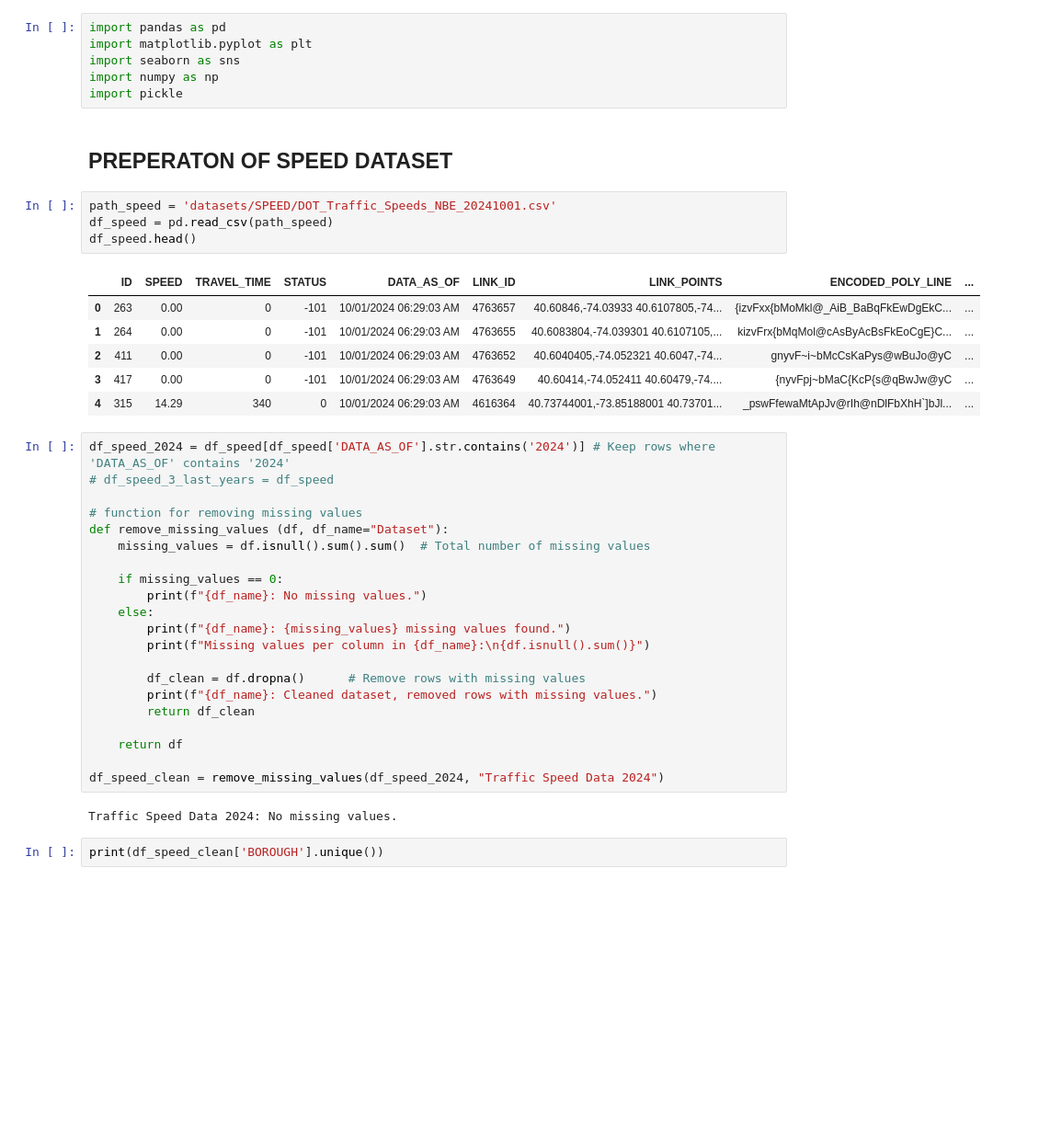
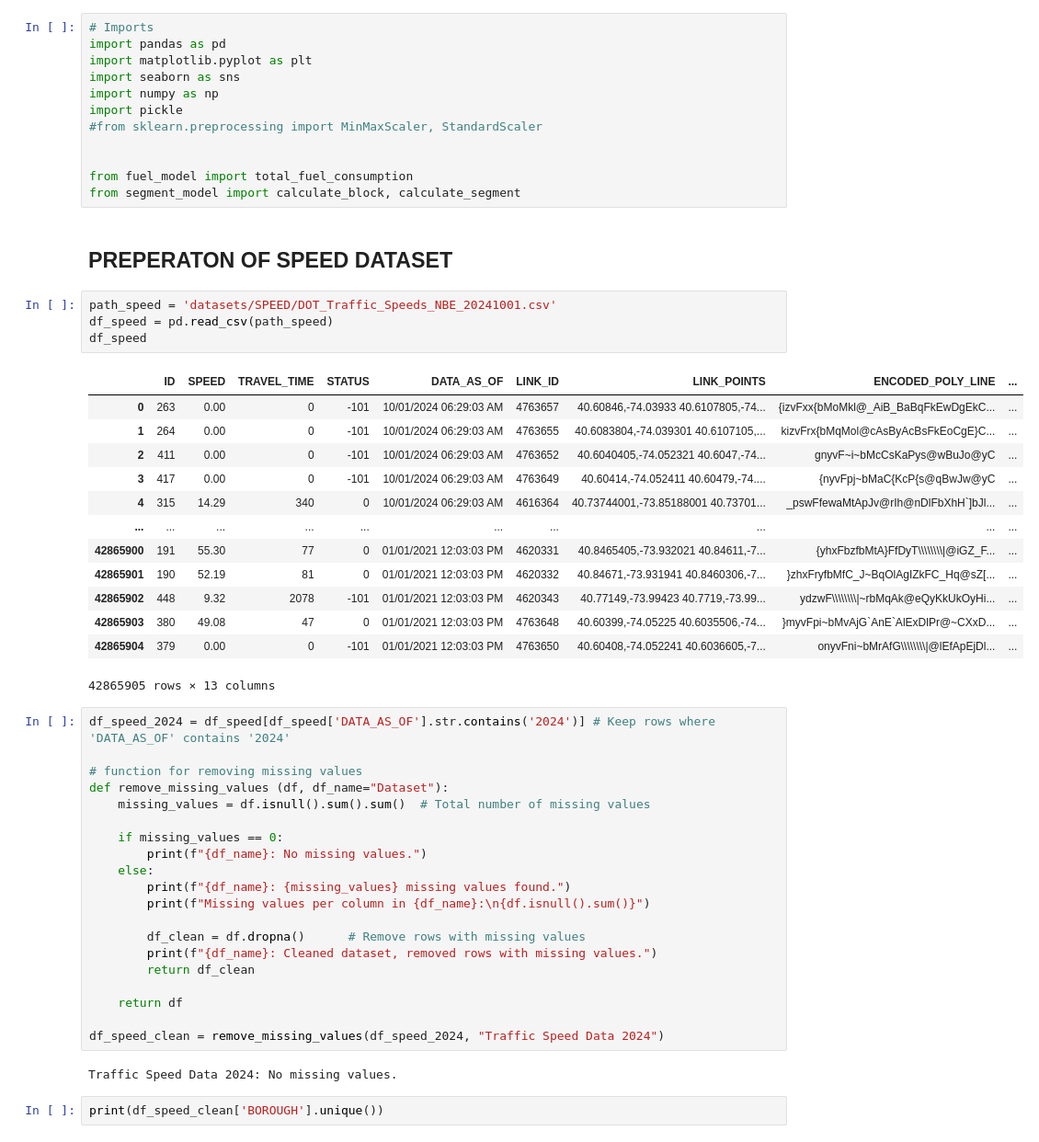
Before and after one commit to TerjeOtsa/Group3_Evolutionary-algorithms, a Jupyter notebook: Problem_1/dataset_manager.ipynb, the cells around one changed output. Shown at 92% size. Saved outputs shown, nothing was run; the diff lists cells and outputs as text; blank space fills up the shorter version.

```diff
--- a/Problem_1/dataset_manager.ipynb
+++ b/Problem_1/dataset_manager.ipynb
@@ -1,25 +1,37 @@
 # %%
+# Imports
 import pandas as pd
 import matplotlib.pyplot as plt
 import seaborn as sns
 import numpy as np
 import pickle
+#from sklearn.preprocessing import MinMaxScaler, StandardScaler
+
+
+from fuel_model import total_fuel_consumption
+from segment_model import calculate_block, calculate_segment
 # %% [markdown]
 ## PREPERATON OF SPEED DATASET
 # %%
 path_speed = 'datasets/SPEED/DOT_Traffic_Speeds_NBE_20241001.csv'
 df_speed = pd.read_csv(path_speed)
-df_speed.head()
+df_speed
 # %% [output]
 |  | ID | SPEED | TRAVEL_TIME | STATUS | DATA_AS_OF | LINK_ID | LINK_POINTS | ENCODED_POLY_LINE | ... |
 | 0 | 263 | 0.00 | 0 | -101 | 10/01/2024 06:29:03 AM | 4763657 | 40.60846,-74.03933 40.6107805,-74... | {izvFxx{bMoMkl@_AiB_BaBqFkEwDgEkC... | ... |
 | 1 | 264 | 0.00 | 0 | -101 | 10/01/2024 06:29:03 AM | 4763655 | 40.6083804,-74.039301 40.6107105,... | kizvFrx{bMqMol@cAsByAcBsFkEoCgE}C... | ... |
 | 2 | 411 | 0.00 | 0 | -101 | 10/01/2024 06:29:03 AM | 4763652 | 40.6040405,-74.052321 40.6047,-74... | gnyvF~i~bMcCsKaPys@wBuJo@yC | ... |
 | 3 | 417 | 0.00 | 0 | -101 | 10/01/2024 06:29:03 AM | 4763649 | 40.60414,-74.052411 40.60479,-74.... | {nyvFpj~bMaC{KcP{s@qBwJw@yC | ... |
 | 4 | 315 | 14.29 | 340 | 0 | 10/01/2024 06:29:03 AM | 4616364 | 40.73744001,-73.85188001 40.73701... | _pswFfewaMtApJv@rIh@nDlFbXhH`]bJl... | ... |
+| ... | ... | ... | ... | ... | ... | ... | ... | ... | ... |
+| 42865900 | 191 | 55.30 | 77 | 0 | 01/01/2021 12:03:03 PM | 4620331 | 40.8465405,-73.932021 40.84611,-7... | {yhxFbzfbMtA}FfDyT\\\\\\\\|@iGZ_F... | ... |
+| 42865901 | 190 | 52.19 | 81 | 0 | 01/01/2021 12:03:03 PM | 4620332 | 40.84671,-73.931941 40.8460306,-7... | }zhxFryfbMfC_J~BqOlAgIZkFC_Hq@sZ[... | ... |
+| 42865902 | 448 | 9.32 | 2078 | -101 | 01/01/2021 12:03:03 PM | 4620343 | 40.77149,-73.99423 40.7719,-73.99... | ydzwF\\\\\\\\|~rbMqAk@eQyKkUkOyHi... | ... |
+| 42865903 | 380 | 49.08 | 47 | 0 | 01/01/2021 12:03:03 PM | 4763648 | 40.60399,-74.05225 40.6035506,-74... | }myvFpi~bMvAjG`AnE`AlExDlPr@~CXxD... | ... |
+| 42865904 | 379 | 0.00 | 0 | -101 | 01/01/2021 12:03:03 PM | 4763650 | 40.60408,-74.052241 40.6036605,-7... | onyvFni~bMrAfG\\\\\\\\|@lEfApEjDl... | ... |
+42865905 rows × 13 columns
 # %%
 df_speed_2024 = df_speed[df_speed['DATA_AS_OF'].str.contains('2024')] # Keep rows where 'DATA_AS_OF' contains '2024'
-# df_speed_3_last_years = df_speed
 
 # function for removing missing values
 def remove_missing_values (df, df_name="Dataset"):
```
Also changed, not shown: parts of 22 cells of this notebook, 10 other files.
